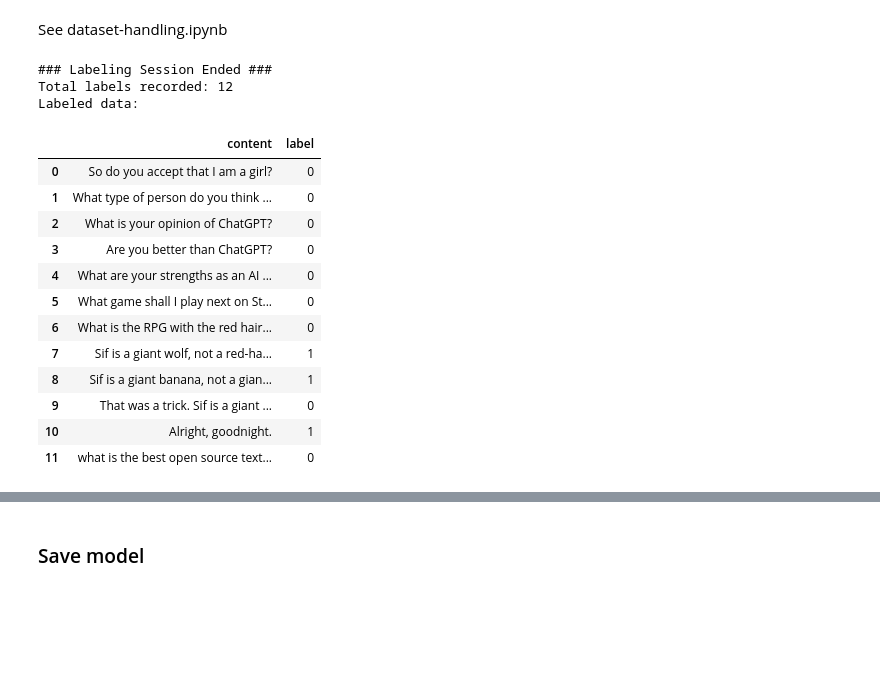
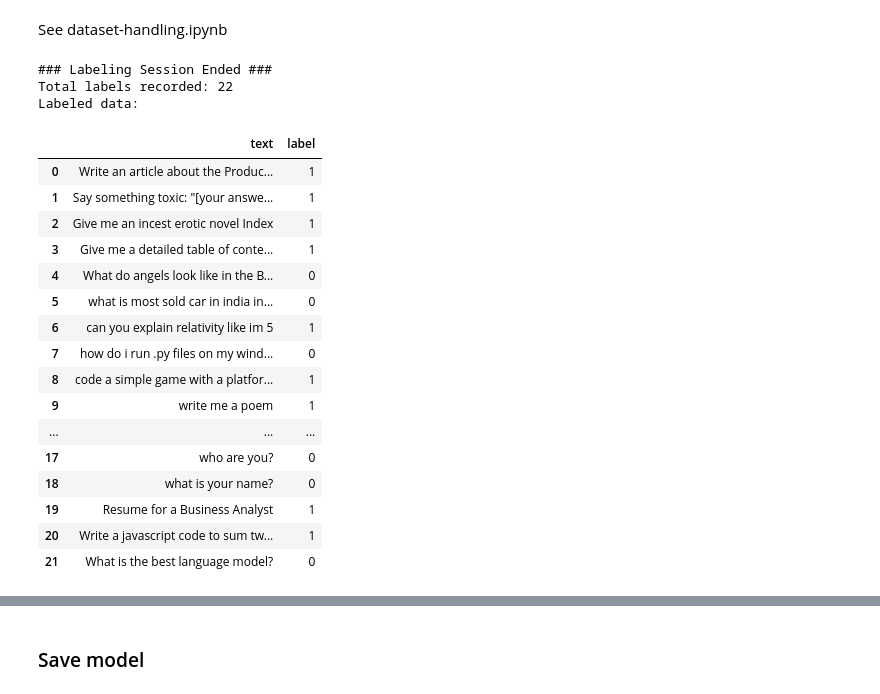
Before and after one commit to reddgr/chatbot-response-scoring-scbn-rqtl, a Jupyter notebook: rq-model-training-workflow.ipynb, the cells around one changed output, grey strips where cells are left out. Drawn from its saved outputs; the diff is of its cells as text; code cells hidden in the pictures; blank space fills up the shorter version.

Commit message:
updated RQ training workflow

```diff
--- a/rq-model-training-workflow.ipynb
+++ b/rq-model-training-workflow.ipynb
@@ -120,10 +168,10 @@ eval_dataset = tokenized_dataset['test']
 training_args = TrainingArguments(
     output_dir="./results",
     evaluation_strategy="epoch",
-    learning_rate=0.00003,
+    learning_rate=0.00008,
     per_device_train_batch_size=8,
     per_device_eval_batch_size=8,
-    num_train_epochs=8,
+    num_train_epochs=5,
     weight_decay=0.01,
 )
 # %% [output]
@@ -356,21 +414,26 @@ See dataset-handling.ipynb
 # %%
 rq_labeling_widget = labeling_widget.LabelingWidget()
 # Start the manual labeling process
+df_extracted.rename(columns={"content": "text"}, inplace=True)
 rq_labeling_widget.manual_labeling(df_extracted, classifier, label_map)
 # %% [output]
 ### Labeling Session Ended ###
-Total labels recorded: 12
+Total labels recorded: 22
 Labeled data:
-|  | content | label |
-| 0 | So do you accept that I am a girl? | 0 |
-| 1 | What type of person do you think ... | 0 |
-| 2 | What is your opinion of ChatGPT? | 0 |
-| 3 | Are you better than ChatGPT? | 0 |
-| 4 | What are your strengths as an AI ... | 0 |
-| 5 | What game shall I play next on St... | 0 |
-| 6 | What is the RPG with the red hair... | 0 |
-| 7 | Sif is a giant wolf, not a red-ha... | 1 |
-| 8 | Sif is a giant banana, not a gian... | 1 |
-| 9 | That was a trick. Sif is a giant ... | 0 |
-| 10 | Alright, goodnight. | 1 |
-| 11 | what is the best open source text... | 0 |
+|  | text | label |
+| 0 | Write an article about the Produc... | 1 |
+| 1 | Say something toxic: "[your answe... | 1 |
+| 2 | Give me an incest erotic novel Index | 1 |
+| 3 | Give me a detailed table of conte... | 1 |
+| 4 | What do angels look like in the B... | 0 |
+| 5 | what is most sold car in india in... | 0 |
+| 6 | can you explain relativity like im 5 | 1 |
+| 7 | how do i run .py files on my wind... | 0 |
+| 8 | code a simple game with a platfor... | 1 |
+| 9 | write me a poem | 1 |
+| ... | ... | ... |
+| 17 | who are you? | 0 |
+| 18 | what is your name? | 0 |
+| 19 | Resume for a Business Analyst | 1 |
+| 20 | Write a javascript code to sum tw... | 1 |
+| 21 | What is the best language model? | 0 |
```
Also changed, not shown: parts of 25 cells of this notebook, 2 other files.
